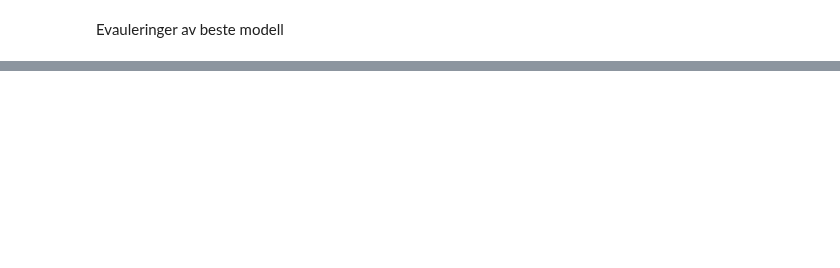
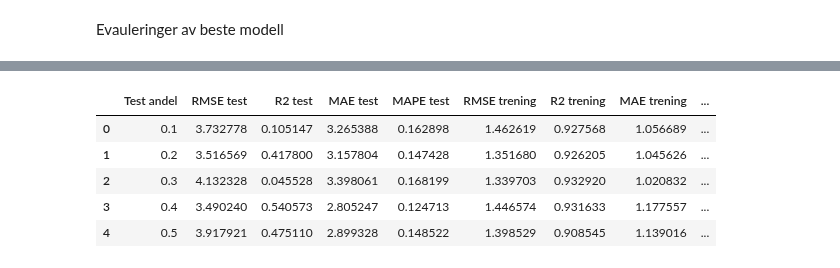
Before and after one commit to PreyPython123/Master-V24-Semiveiledet-Regresjon, a Jupyter notebook: Bioco_Collagen_Semiveiledet_Regresjonsmetoder.ipynb, the cells around one changed output, grey strips where cells are left out. Saved outputs shown, nothing was run; the diff lists cells and outputs as text; code cells hidden in the pictures; blank space fills up the shorter version.

```diff
--- a/Bioco_Collagen_Semiveiledet_Regresjonsmetoder.ipynb
+++ b/Bioco_Collagen_Semiveiledet_Regresjonsmetoder.ipynb
@@ -135,8 +232,8 @@ def objective(trial):
 
   coreg.fit(X_trening_markert_transformert, y_trening_markert.values, X_trening_umarkert_transformert)
   y_test_prediksjon = coreg.predict(X_test_transformert)
-  mse_test = mean_squared_error(y_test, y_test_prediksjon)
-  return mse_test
+  rmse_test = rmse(y_test, y_test_prediksjon)
+  return rmse_test
 
 if __name__ == "__main__":
   study = optuna.create_study(direction='minimize')
@@ -233,0 +462,23 @@ X_test_transformert2 = skalerer.transform(X_test2)
+# %%
+# Valg av testandel
+test_andel = 0.2
+
+# Oppdeling av datasett til trenin og testsett, samt markert og umarkert del
+collagen_trening_markert, collagen_test, collagen_trening_umarkert, collagen_trening = trening_testsett_oppdeling_dag(rå_data,
+                                                                                                                      collagen_data,
+                                                                                                                      test_andel)
+# Forklarings- og responsvariabler
+X_trening = collagen_trening.iloc[:, :-1]
+X_trening_markert = collagen_trening_markert.iloc[:, :-1]
+X_trening_umarkert = collagen_trening_umarkert.iloc[:, :-1]
+X_test = collagen_test.iloc[:, :-1]
+
+y_trening_markert = collagen_trening_markert.iloc[:, -1]
+y_test = collagen_test.iloc[:, -1]
+
+# Skalering
+skalerer = StandardScaler()
+skalerer.fit(X_trening)
+X_trening_markert_transformert = skalerer.transform(X_trening_markert)
+X_trening_umarkert_transformert = skalerer.transform(X_trening_umarkert)
+X_test_transformert = skalerer.transform(X_test)
@@ -246,10 +503,10 @@ def objective(trial):
 
   coreg = CoReg()
 
-  coreg.fit(X_trening_markert_transformert2, y_trening_markert2.values, X_trening_umarkert_transformert2)
-  y_test_prediksjon = coreg.predict(X_test_transformert2)
-  mse_test = mean_squared_error(y_test2, y_test_prediksjon)
-  return mse_test
+  coreg.fit(X_trening_markert_transformert, y_trening_markert.values, X_trening_umarkert_transformert)
+  y_test_prediksjon = coreg.predict(X_test_transformert)
+  rmse_test = rmse(y_test, y_test_prediksjon)
+  return rmse_test
 
 if __name__ == "__main__":
   study = optuna.create_study(direction='minimize')
@@ -308,0 +726,9 @@ Trening: MSE: 1.6441313422956731, og R^2: 0.9214526096644635
+# %%
+collagen_coreg_resultater_dag
+# %% [output]
+|  | Test andel | RMSE test | R2 test | MAE test | MAPE test | RMSE trening | R2 trening | MAE trening | ... |
+| 0 | 0.1 | 3.732778 | 0.105147 | 3.265388 | 0.162898 | 1.462619 | 0.927568 | 1.056689 | ... |
+| 1 | 0.2 | 3.516569 | 0.417800 | 3.157804 | 0.147428 | 1.351680 | 0.926205 | 1.045626 | ... |
+| 2 | 0.3 | 4.132328 | 0.045528 | 3.398061 | 0.168199 | 1.339703 | 0.932920 | 1.020832 | ... |
+| 3 | 0.4 | 3.490240 | 0.540573 | 2.805247 | 0.124713 | 1.446574 | 0.931633 | 1.177557 | ... |
+| 4 | 0.5 | 3.917921 | 0.475110 | 2.899328 | 0.148522 | 1.398529 | 0.908545 | 1.139016 | ... |
```
Also changed, not shown: parts of 34 cells of this notebook.
